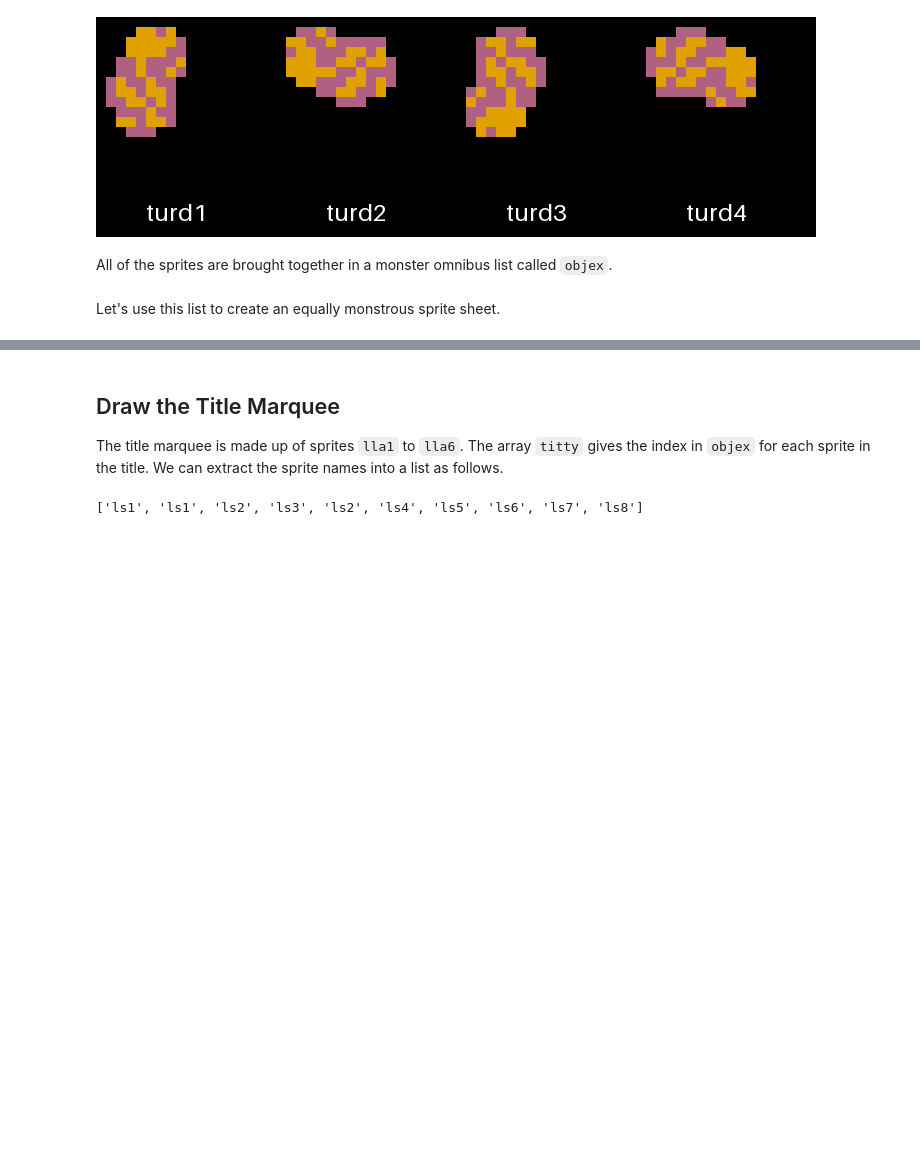
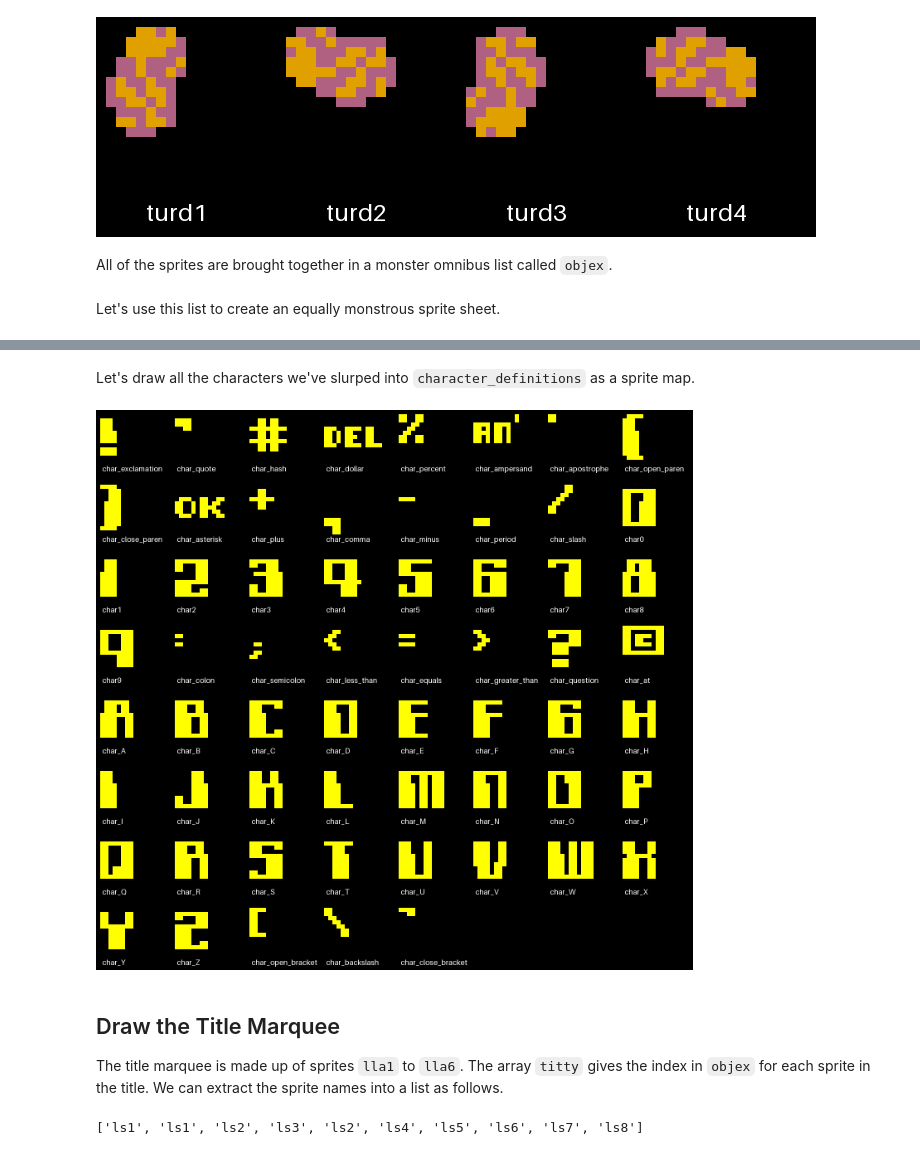
Before and after one commit to mwenge/llamatron, a Jupyter notebook: notebooks/Llamatron - The Insides.ipynb, the cells around one changed output, grey strips where cells are left out. Drawn from its saved outputs; the diff is of its cells as text; code cells hidden in the pictures; blank space fills up the shorter version.

```diff
--- a/notebooks/Llamatron - The Insides.ipynb
+++ b/notebooks/Llamatron - The Insides.ipynb
@@ -428,3 +495,23 @@ img
+# %% [markdown]
+Let's draw all the characters we've slurped into `character_definitions` as a sprite map.
+# %%
+x,y = 10,10
+PADDING = 18
+SCALE = 10
+
+img = Image.new( 'RGB', (8 * SCALE * PADDING, int(7.5 * PADDING * SCALE)), color="black")
+draw = ImageDraw.Draw(img)
+for i, character in enumerate(list(character_definitions.keys())[1:]):
+    character_image = draw_character(character, SCALE)
+    if i and i % 8 == 0:
+        x = 10
+        y += 170
+    img.paste(character_image, (x,y), mask=character_image)
+    draw.text((x + 5, y + 120), character, font_size=18, fill="white")
+    x += simg.width + 20
+img
+# %% [output]
+[figure, added]
 # %% [markdown]
 ## Draw the Title Marquee
 The title marquee is made up of sprites `lla1` to `lla6`. The array `titty` gives the index in `objex` for each sprite in the title. We can extract the sprite names into a list as follows.
```
Also changed, not shown: parts of 7 cells of this notebook.
